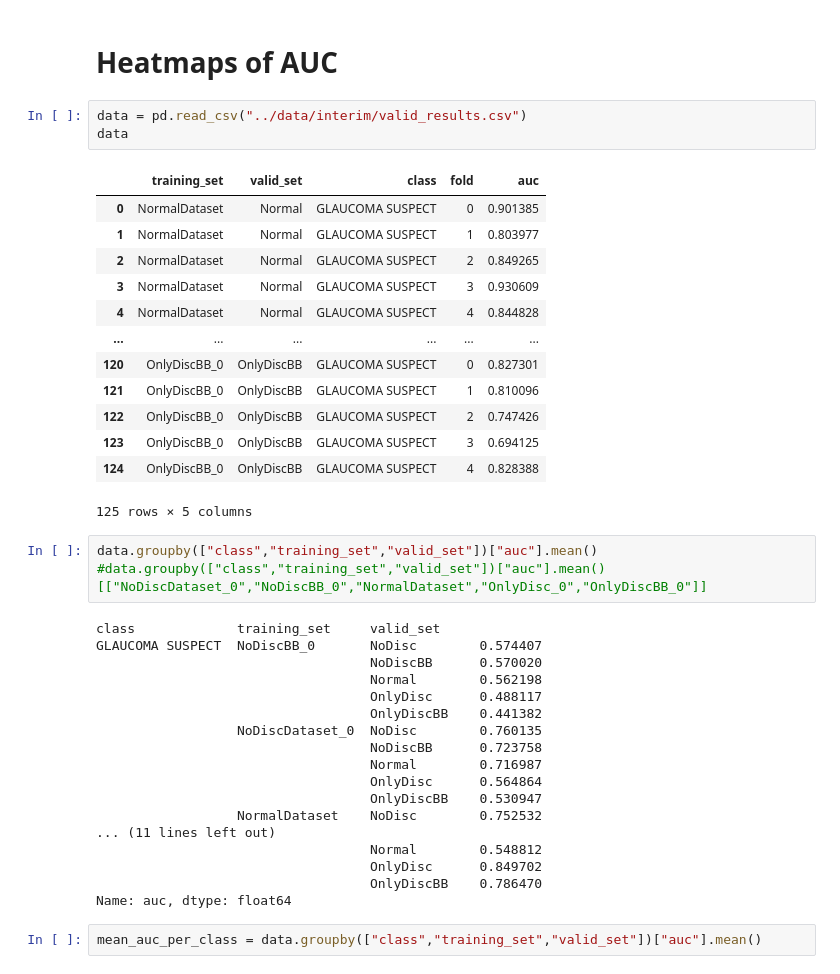
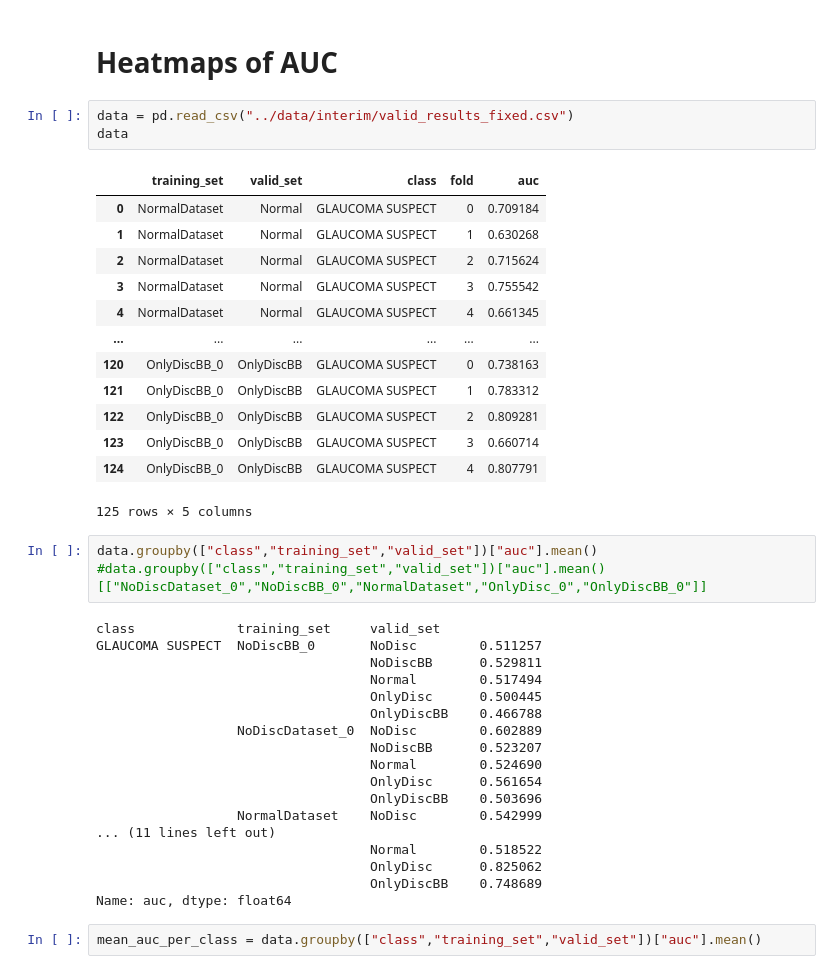
Before and after one commit to TheoSourget/MMC_Masking_EyeFundus, a Jupyter notebook: notebooks/5_performance_metrics.ipynb, the cells around one changed output. Drawn from its saved outputs; the diff is of its cells as text.

```diff
--- a/notebooks/5_performance_metrics.ipynb
+++ b/notebooks/5_performance_metrics.ipynb
@@ -5,42 +5,42 @@ import seaborn as sns
 # %% [markdown]
 # Heatmaps of AUC
 # %%
-data = pd.read_csv("../data/interim/valid_results.csv")
+data = pd.read_csv("../data/interim/valid_results_fixed.csv")
 data
 # %% [output]
 |  | training_set | valid_set | class | fold | auc |
-| 0 | NormalDataset | Normal | GLAUCOMA SUSPECT | 0 | 0.901385 |
-| 1 | NormalDataset | Normal | GLAUCOMA SUSPECT | 1 | 0.803977 |
-| 2 | NormalDataset | Normal | GLAUCOMA SUSPECT | 2 | 0.849265 |
-| 3 | NormalDataset | Normal | GLAUCOMA SUSPECT | 3 | 0.930609 |
-| 4 | NormalDataset | Normal | GLAUCOMA SUSPECT | 4 | 0.844828 |
+| 0 | NormalDataset | Normal | GLAUCOMA SUSPECT | 0 | 0.709184 |
+| 1 | NormalDataset | Normal | GLAUCOMA SUSPECT | 1 | 0.630268 |
+| 2 | NormalDataset | Normal | GLAUCOMA SUSPECT | 2 | 0.715624 |
+| 3 | NormalDataset | Normal | GLAUCOMA SUSPECT | 3 | 0.755542 |
+| 4 | NormalDataset | Normal | GLAUCOMA SUSPECT | 4 | 0.661345 |
 | ... | ... | ... | ... | ... | ... |
-| 120 | OnlyDiscBB_0 | OnlyDiscBB | GLAUCOMA SUSPECT | 0 | 0.827301 |
-| 121 | OnlyDiscBB_0 | OnlyDiscBB | GLAUCOMA SUSPECT | 1 | 0.810096 |
-| 122 | OnlyDiscBB_0 | OnlyDiscBB | GLAUCOMA SUSPECT | 2 | 0.747426 |
-| 123 | OnlyDiscBB_0 | OnlyDiscBB | GLAUCOMA SUSPECT | 3 | 0.694125 |
-| 124 | OnlyDiscBB_0 | OnlyDiscBB | GLAUCOMA SUSPECT | 4 | 0.828388 |
+| 120 | OnlyDiscBB_0 | OnlyDiscBB | GLAUCOMA SUSPECT | 0 | 0.738163 |
+| 121 | OnlyDiscBB_0 | OnlyDiscBB | GLAUCOMA SUSPECT | 1 | 0.783312 |
+| 122 | OnlyDiscBB_0 | OnlyDiscBB | GLAUCOMA SUSPECT | 2 | 0.809281 |
+| 123 | OnlyDiscBB_0 | OnlyDiscBB | GLAUCOMA SUSPECT | 3 | 0.660714 |
+| 124 | OnlyDiscBB_0 | OnlyDiscBB | GLAUCOMA SUSPECT | 4 | 0.807791 |
 125 rows × 5 columns
 # %%
 data.groupby(["class","training_set","valid_set"])["auc"].mean()
 #data.groupby(["class","training_set","valid_set"])["auc"].mean()[["NoDiscDataset_0","NoDiscBB_0","NormalDataset","OnlyDisc_0","OnlyDiscBB_0"]]
 # %% [output]
 class             training_set     valid_set
-GLAUCOMA SUSPECT  NoDiscBB_0       NoDisc        0.574407
-                                   NoDiscBB      0.570020
-                                   Normal        0.562198
-                                   OnlyDisc      0.488117
-                                   OnlyDiscBB    0.441382
-                  NoDiscDataset_0  NoDisc        0.760135
-                                   NoDiscBB      0.723758
-                                   Normal        0.716987
-                                   OnlyDisc      0.564864
-                                   OnlyDiscBB    0.530947
-                  NormalDataset    NoDisc        0.752532
+GLAUCOMA SUSPECT  NoDiscBB_0       NoDisc        0.511257
+                                   NoDiscBB      0.529811
+                                   Normal        0.517494
+                                   OnlyDisc      0.500445
+                                   OnlyDiscBB    0.466788
+                  NoDiscDataset_0  NoDisc        0.602889
+                                   NoDiscBB      0.523207
+                                   Normal        0.524690
+                                   OnlyDisc      0.561654
+                                   OnlyDiscBB    0.503696
+                  NormalDataset    NoDisc        0.542999
 ... (11 lines left out)
-                                   Normal        0.548812
-                                   OnlyDisc      0.849702
-                                   OnlyDiscBB    0.786470
+                                   Normal        0.518522
+                                   OnlyDisc      0.825062
+                                   OnlyDiscBB    0.748689
 Name: auc, dtype: float64
 # %%
 mean_auc_per_class = data.groupby(["class","training_set","valid_set"])["auc"].mean()
```
Also changed, not shown: parts of 9 cells of this notebook, 34 other files.
